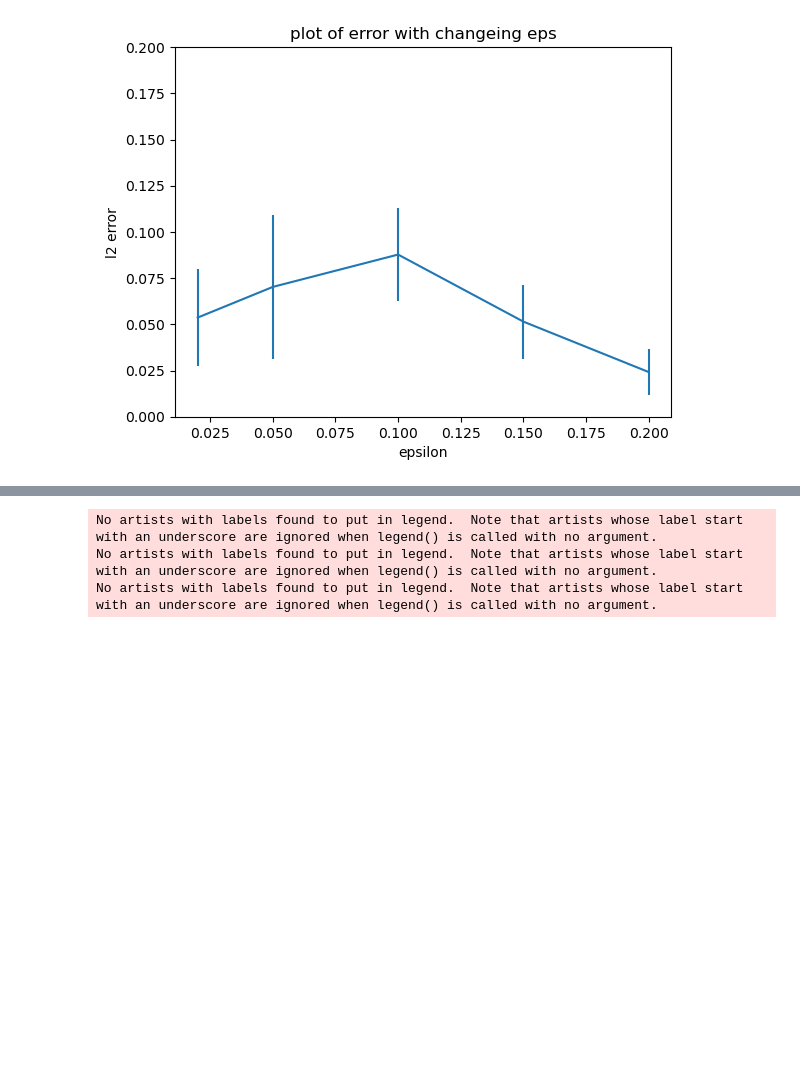
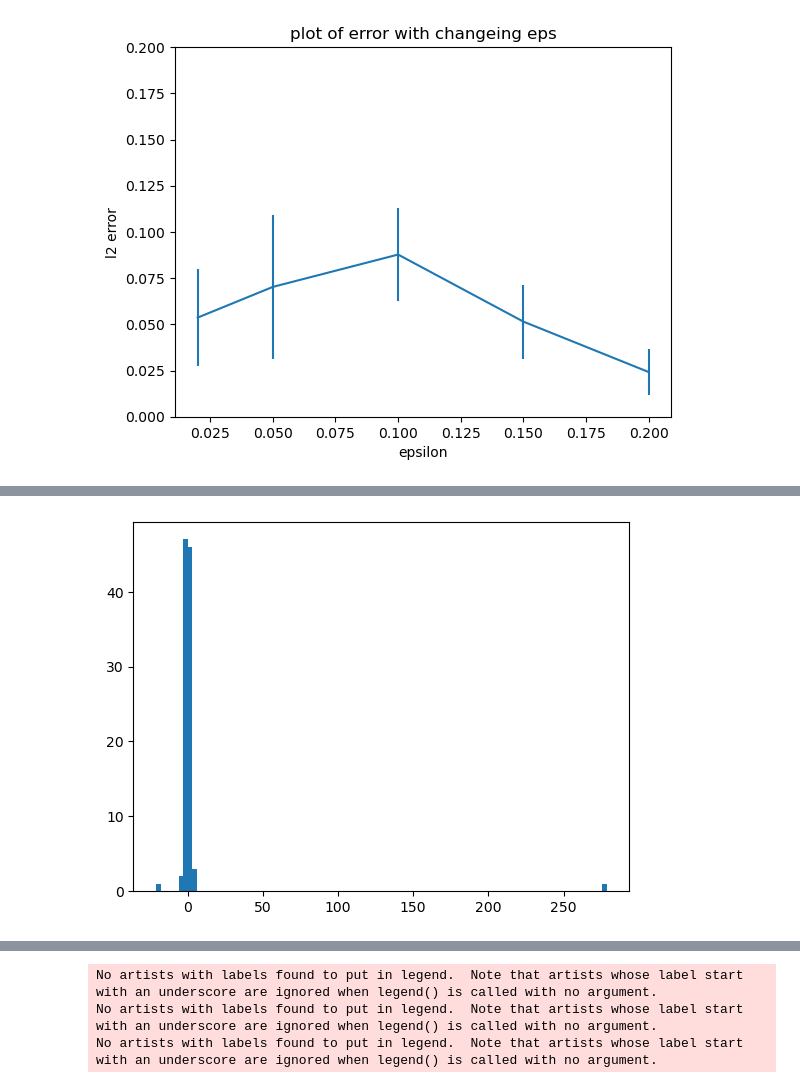
Before and after one commit to monarsan/robust-GAN, a Jupyter notebook: work/main/grad_plot.ipynb, the cells around one changed output, grey strips where cells are left out. Drawn from its saved outputs; the diff is of its cells as text; code cells hidden in the pictures; blank space fills up the shorter version.

```diff
--- a/work/main/grad_plot.ipynb
+++ b/work/main/grad_plot.ipynb
@@ -79,0 +107,9 @@ loss = np.array(loss)
+# %%
+vertices = []
+for i in range(gan.data_dim):
+    vertex = -0.5 * gan.D[i + gan.data_dim] / gan.D[i]
+    vertices.append(vertex)
+plt.hist(vertices, bins=100)
+plt.show()
+# %% [output]
+[figure, added]
```
Also changed, not shown: parts of 4 cells of this notebook, 2 other files.
